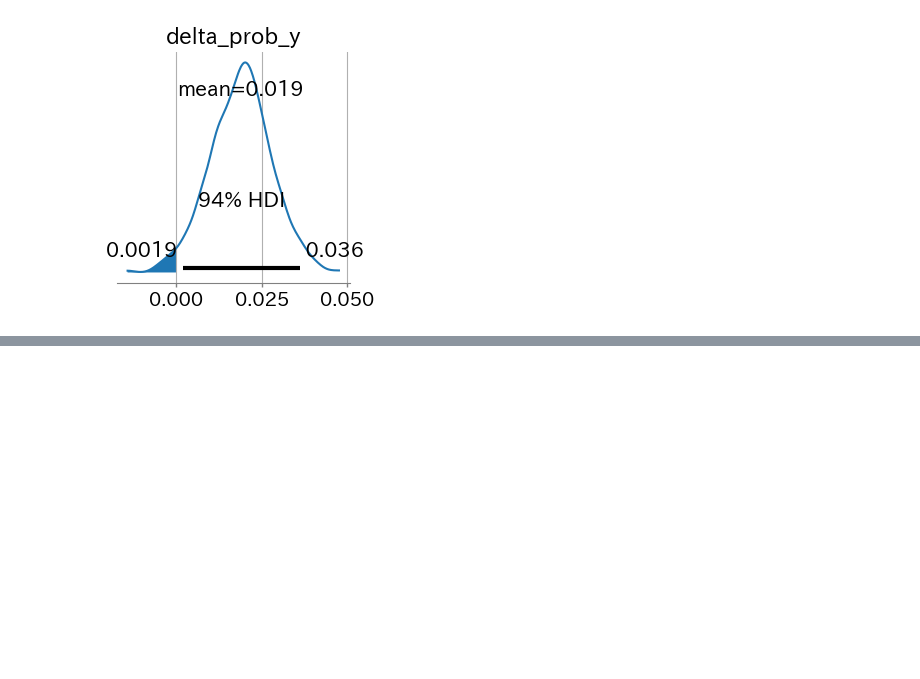
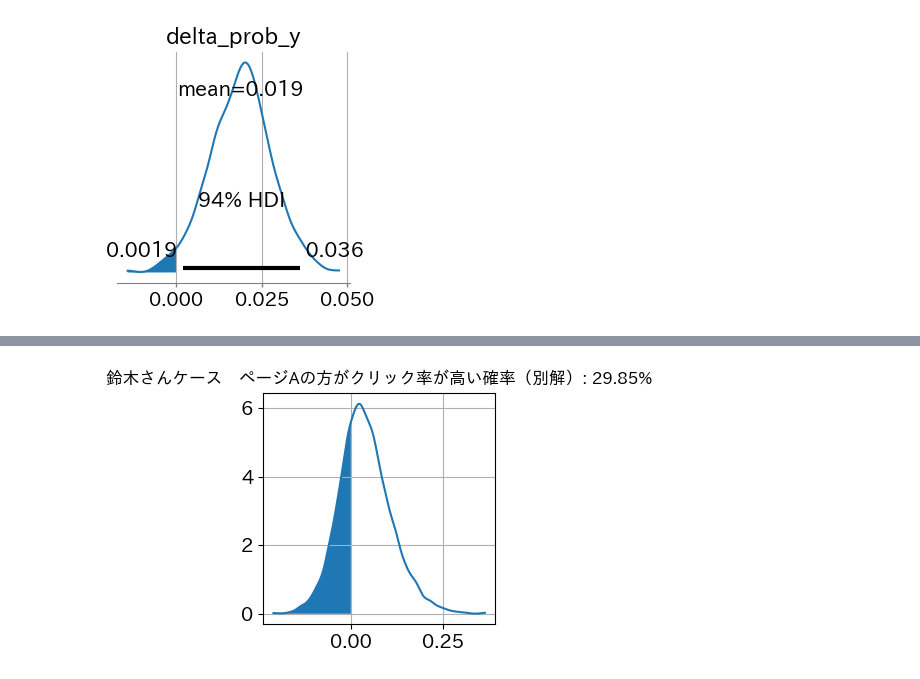
Before and after one commit to makkimaki/python-bayes-intro, a Jupyter notebook: すらすらベイズ写経_3−1.ipynb, the cells around one changed output, grey strips where cells are left out. Cells and saved outputs as stored; diff of their text form; code cells hidden in the pictures; blank space fills up the shorter version.

```diff
--- a/すらすらベイズ写経_3−1.ipynb
+++ b/すらすらベイズ写経_3−1.ipynb
@@ -184,0 +214,39 @@ plt.show()
+# %%
+# ページA、Bの成功、失敗
+alpha_a = 2 + 1
+beta_a = 38 + 1
+
+alpha_b = 2 + 1
+beta_b = 23 + 1
+
+model_s2 = pm.Model()
+
+with model_s2:
+    # alpha: 試行の成功数 + 1
+    #　beta: 試行の失敗数 + 1
+    p_a = pm.Beta("p_a", alpha=alpha_a, beta=beta_a)
+    p_b = pm.Beta("p_b", alpha=alpha_b, beta=beta_b)
+
+    samples_s2 = pm.sample_prior_predictive(random_seed=42, samples=10000)
+
+p_a_samples_s2 = samples_s2["prior"]["p_a"].values.reshape(-1)
+p_b_samples_s2 = samples_s2["prior"]["p_b"].values.reshape(-1)
+delta_a_b_s2 = p_b_samples_s2 - p_a_samples_s2
+
+g_s2 = pm.model_to_graphviz(model_s2)
+display(g_s2)
+# delta_probの値がマイナスであった件数
+n1_s2 = (delta_a_b_s2 < 0).sum()
+
+#　比率
+n1_rate_s2 = n1_s2 / len(delta_a_b_s2)
+
+# 可視化
+# bins = np.arange(-0.2, 0.3, 0.1)
+ax = az.plot_dist(delta_a_b_s2)
+xx, yy = ax.get_lines()[0].get_data()
+ax.fill_between(xx[xx<0], yy[xx<0])
+title = f"鈴木さんケース　ページAの方がクリック率が高い確率（別解）: {n1_rate_s2*100:.02f}%"
+ax.set_title(title, fontsize=12)
+plt.show()
+# %% [output]
@@ -184,0 +254 @@ plt.show()
+[figure, added]
```
Also changed, not shown: parts of 12 cells of this notebook.
